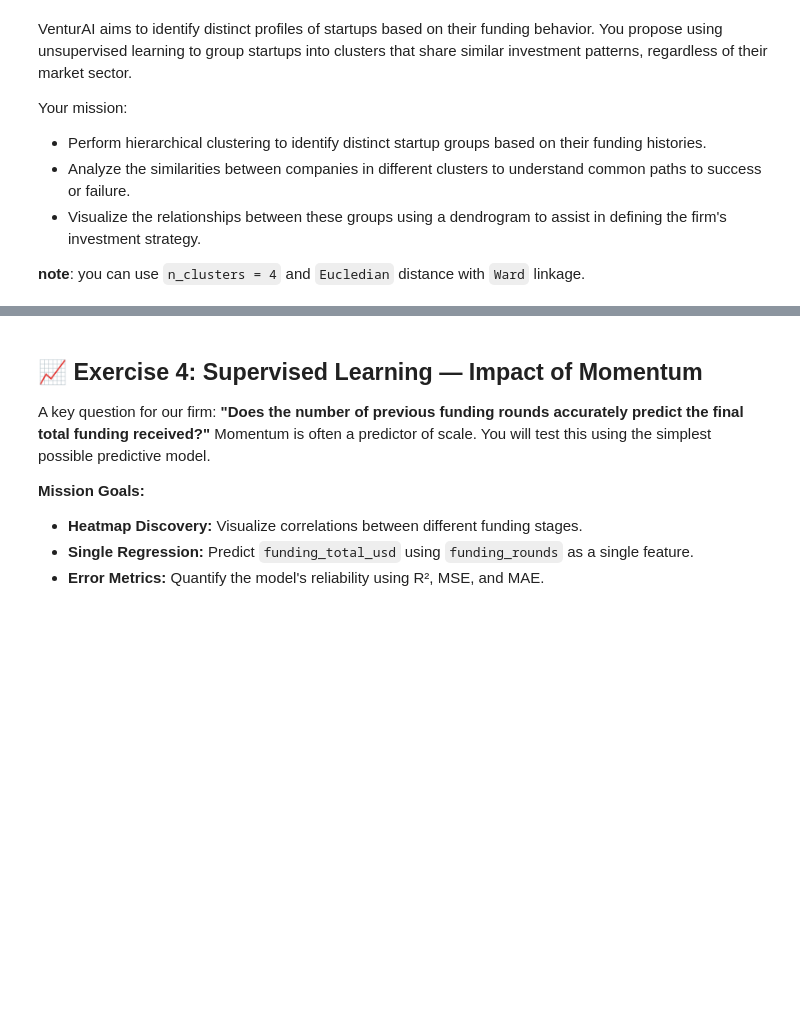
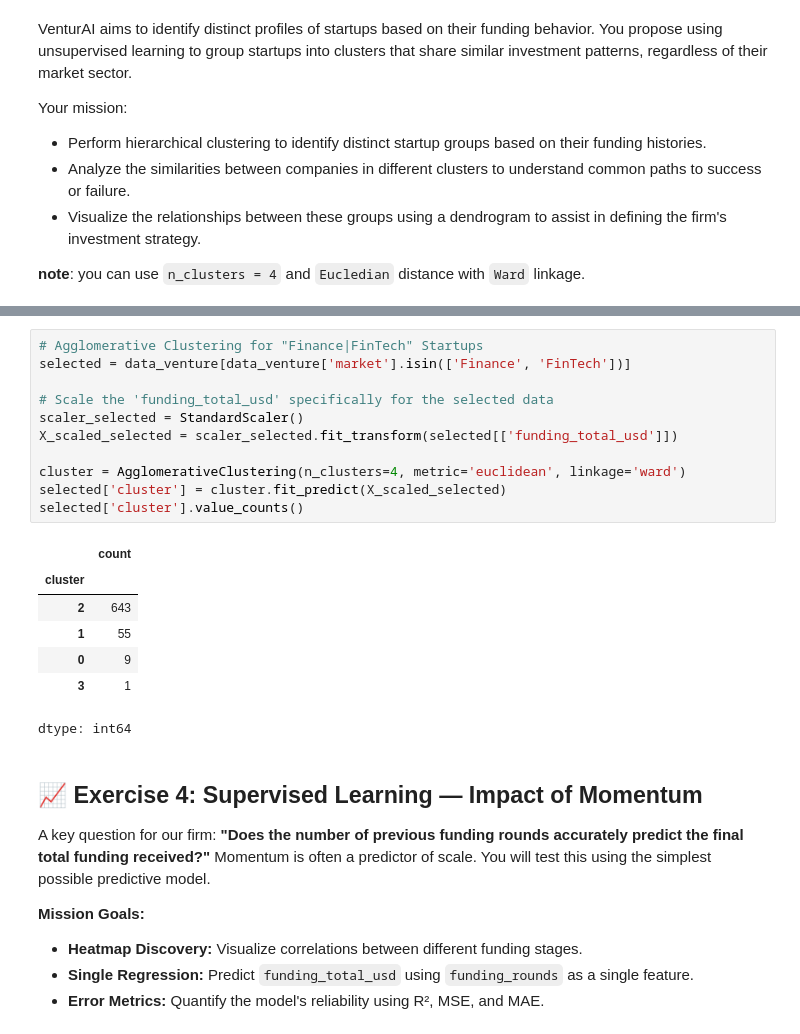
Before and after one commit to Theotgir/BIA, a Jupyter notebook: Assignment/Assignment_2026_v1.1.ipynb, the cells around one changed output, grey strips where cells are left out. Cells and saved outputs as stored; diff of their text form; blank space fills up the shorter version.

```diff
--- a/Assignment/Assignment_2026_v1.1.ipynb
+++ b/Assignment/Assignment_2026_v1.1.ipynb
@@ -302,3 +326,22 @@ data_venture['cluster'].value_counts()
+# %%
+# Agglomerative Clustering for "Finance|FinTech" Startups
+selected = data_venture[data_venture['market'].isin(['Finance', 'FinTech'])]
+
+# Scale the 'funding_total_usd' specifically for the selected data
+scaler_selected = StandardScaler()
+X_scaled_selected = scaler_selected.fit_transform(selected[['funding_total_usd']])
+
+cluster = AgglomerativeClustering(n_clusters=4, metric='euclidean', linkage='ward')
+selected['cluster'] = cluster.fit_predict(X_scaled_selected)
+selected['cluster'].value_counts()
+# %% [output]
+|  | count |
+| cluster |  |
+| 2 | 643 |
+| 1 | 55 |
+| 0 | 9 |
+| 3 | 1 |
+dtype: int64
 # %% [markdown]
 ## 📈 Exercise 4: Supervised Learning — Impact of Momentum
 
```
Also changed, not shown: parts of 4 cells of this notebook.
